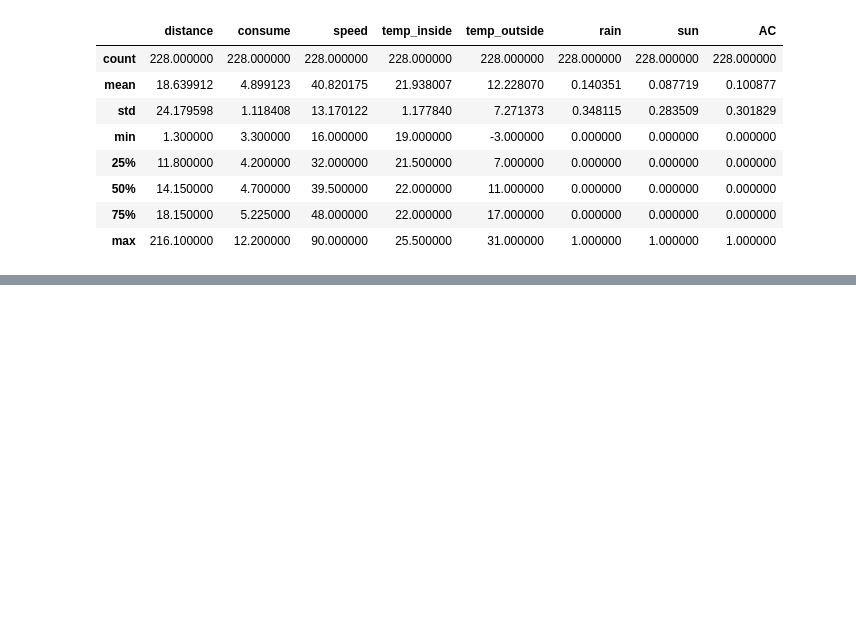
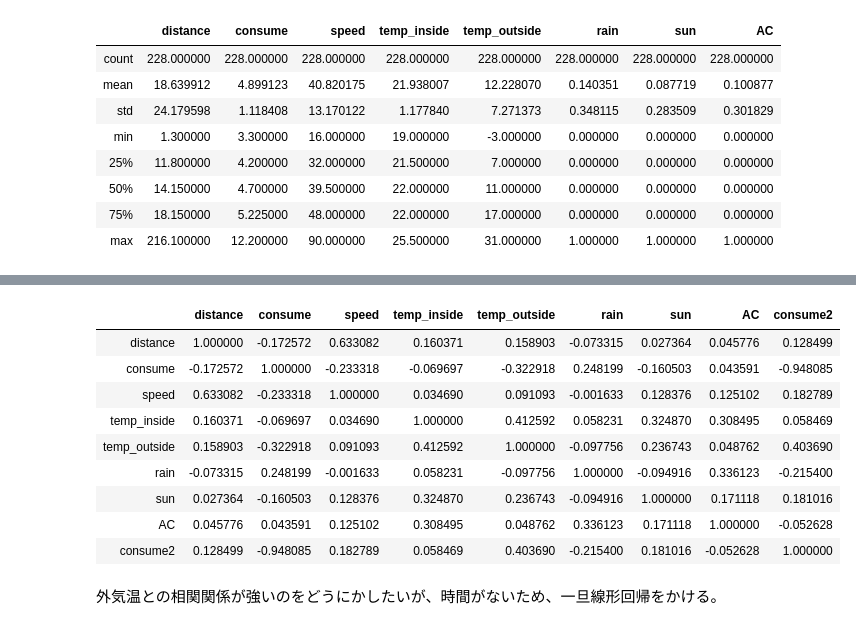
Before and after one commit to mingming8000/ML2019, a Jupyter notebook: Day1_work_やまなか.ipynb, the cells around one changed output, grey strips where cells are left out. Cells and saved outputs as stored; diff of their text form; code cells hidden in the pictures; blank space fills up the shorter version.

```diff
--- a/Day1_work_やまなか.ipynb
+++ b/Day1_work_やまなか.ipynb
@@ -214,0 +175,15 @@ array([-0.0001, -0.013 ,  0.105 , -0.0473])
+# %%
+E10.corr()
+# %% [output]
+|  | distance | consume | speed | temp_inside | temp_outside | rain | sun | AC | consume2 |
+| distance | 1.000000 | -0.172572 | 0.633082 | 0.160371 | 0.158903 | -0.073315 | 0.027364 | 0.045776 | 0.128499 |
+| consume | -0.172572 | 1.000000 | -0.233318 | -0.069697 | -0.322918 | 0.248199 | -0.160503 | 0.043591 | -0.948085 |
+| speed | 0.633082 | -0.233318 | 1.000000 | 0.034690 | 0.091093 | -0.001633 | 0.128376 | 0.125102 | 0.182789 |
+| temp_inside | 0.160371 | -0.069697 | 0.034690 | 1.000000 | 0.412592 | 0.058231 | 0.324870 | 0.308495 | 0.058469 |
+| temp_outside | 0.158903 | -0.322918 | 0.091093 | 0.412592 | 1.000000 | -0.097756 | 0.236743 | 0.048762 | 0.403690 |
+| rain | -0.073315 | 0.248199 | -0.001633 | 0.058231 | -0.097756 | 1.000000 | -0.094916 | 0.336123 | -0.215400 |
+| sun | 0.027364 | -0.160503 | 0.128376 | 0.324870 | 0.236743 | -0.094916 | 1.000000 | 0.171118 | 0.181016 |
+| AC | 0.045776 | 0.043591 | 0.125102 | 0.308495 | 0.048762 | 0.336123 | 0.171118 | 1.000000 | -0.052628 |
+| consume2 | 0.128499 | -0.948085 | 0.182789 | 0.058469 | 0.403690 | -0.215400 | 0.181016 | -0.052628 | 1.000000 |
+# %% [markdown]
+外気温との相関関係が強いのをどうにかしたいが、時間がないため、一旦線形回帰をかける。
```
Also changed, not shown: parts of 34 cells of this notebook.
